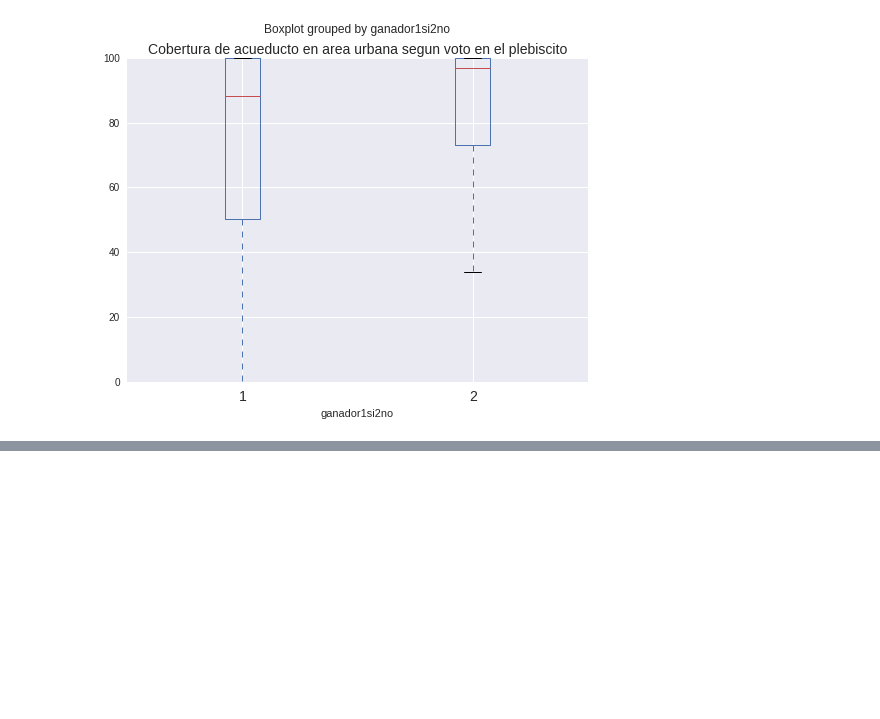
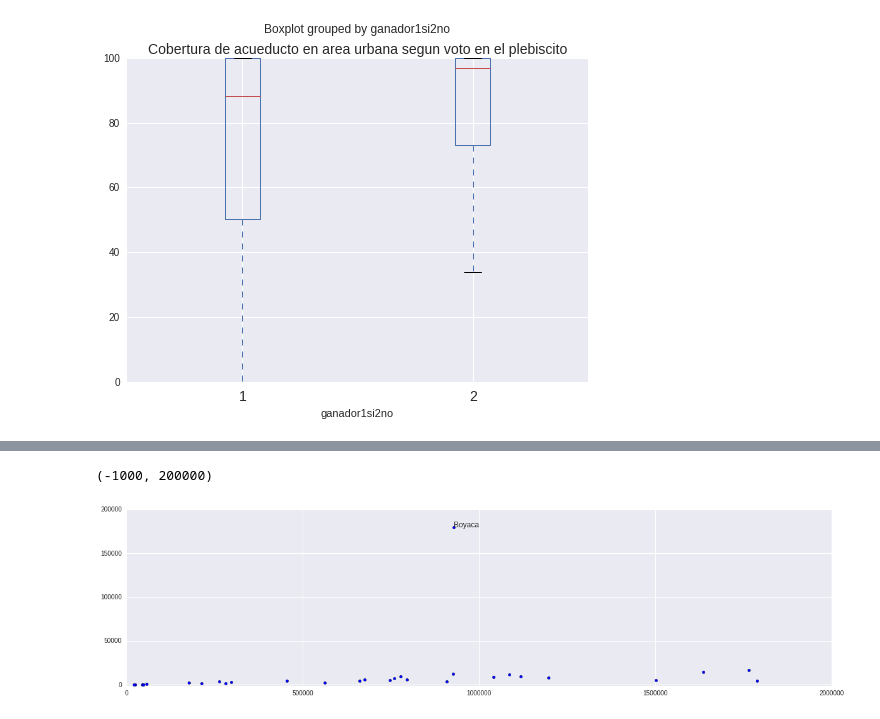
Before and after one commit to sarangof/plebiscito-Colombia, a Jupyter notebook: consolidacion_BDD.ipynb, the cells around one changed output, grey strips where cells are left out. Drawn from its saved outputs; the diff is of its cells as text; code cells hidden in the pictures; blank space fills up the shorter version.

```diff
--- a/consolidacion_BDD.ipynb
+++ b/consolidacion_BDD.ipynb
@@ -152,0 +145,10 @@ deptos.merge(resultados_depto,on='Nombre_D')
+# %%
+fig, ax = plt.subplots(figsize=(20,5))
+#ax.set_xlim([0,2000000])
+ax.scatter(deptos['Votantes hab'],deptos['Votos no cuentan'])
+ax.annotate('Boyaca',(deptos[deptos['Nombre_D']=='Boyaca']['Votantes hab'],deptos[deptos['Nombre_D']=='Boyaca']['Votos no cuentan']))
+ax.set_xlim([-100,2000000])
+ax.set_ylim([-1000,200000])
+# %% [output]
+(-1000, 200000)
+[figure, added]
```
Also changed, not shown: parts of 11 cells of this notebook.
